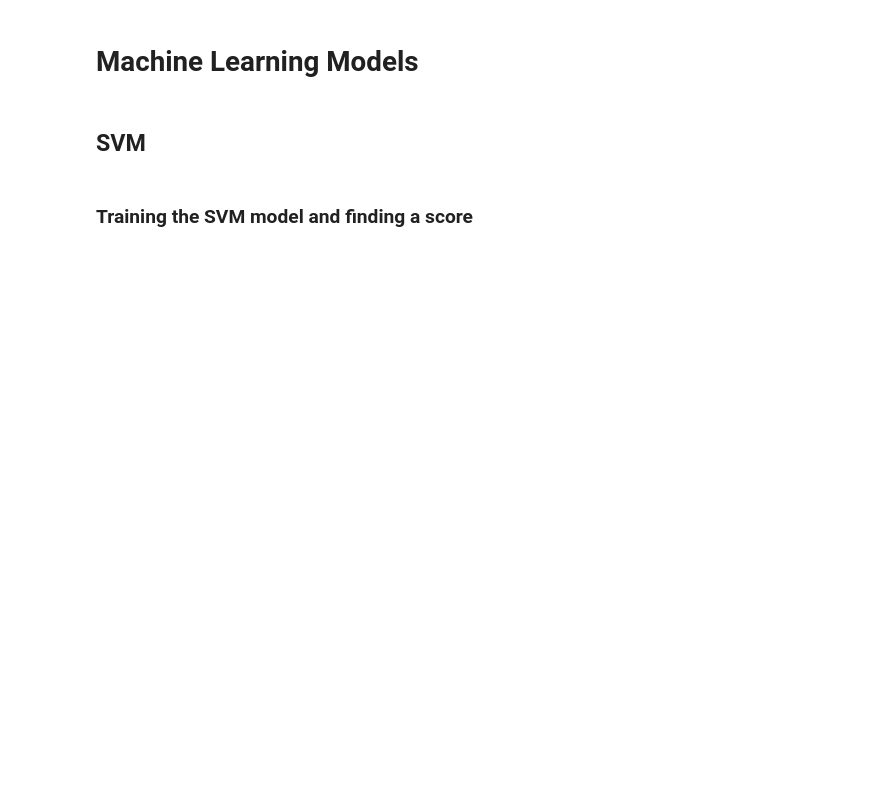
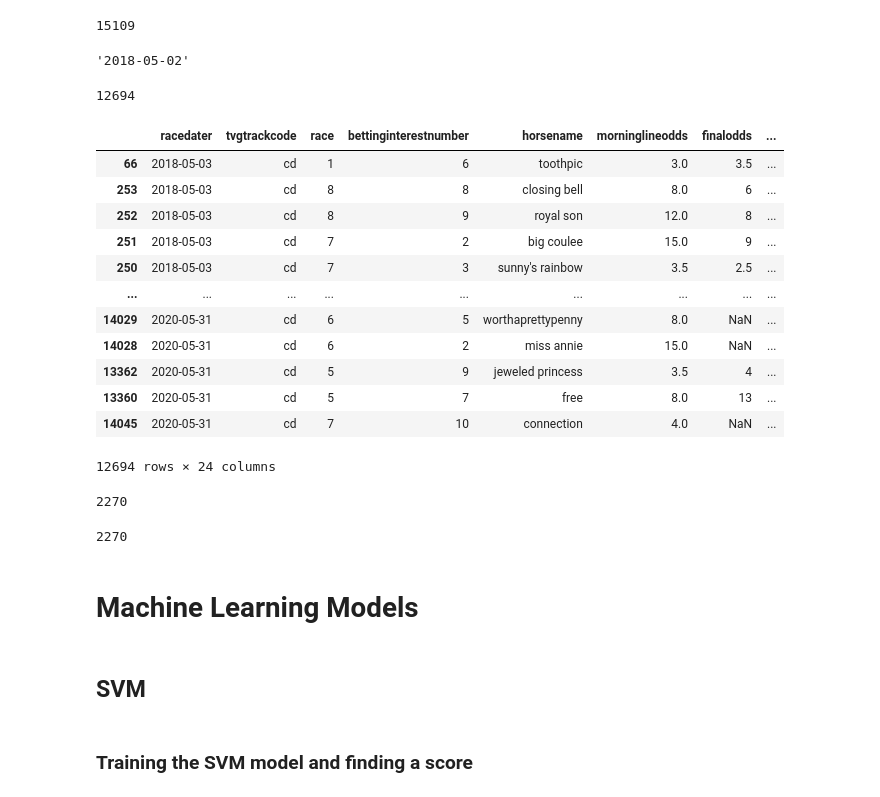
Before and after one commit to AymanSulaiman/stallion-statistics-dashboard, a Jupyter notebook: Machine_Learning_Model_redo/Machine_Learning_and_data_aggregation.ipynb, the cells around one changed output. Saved outputs shown, nothing was run; the diff lists cells and outputs as text; code cells hidden in the pictures; blank space fills up the shorter version.

```diff
--- a/Machine_Learning_Model_redo/Machine_Learning_and_data_aggregation.ipynb
+++ b/Machine_Learning_Model_redo/Machine_Learning_and_data_aggregation.ipynb
@@ -10,0 +9,2 @@ test = pd.read_csv(os.path.join('test.csv'))
+# %%
+df = pd.read_csv('total.csv')
@@ -10,0 +15,3 @@ test = pd.read_csv(os.path.join('test.csv'))
+# %%
+df = df.drop_duplicates()
+len(df)
@@ -10,0 +20,3 @@ test = pd.read_csv(os.path.join('test.csv'))
+# %%
+df['racedater'] =  pd.to_datetime(df['racedater'], format='%Y-%m-%d')
+df.dtypes
@@ -19,6 +59,48 @@ features = [
     'tvghorseaveragespeed'
 ]
 target = 'won'
+# %%
+len(df)
+# %% [output]
+15109
+# %%
+from datetime import datetime as dt
+dt(2018,5,2).strftime("%Y-%m-%d")
+# %% [output]
+'2018-05-02'
+# %%
+from datetime import datetime as dt
+start_date = dt(2018,5,2).strftime("%Y-%m-%d")
+end_date = dt(2020,5,31).strftime("%Y-%m-%d")
+train = df[(df['racedater'] > start_date) & (df['racedater'] <= end_date)]
+train = train.sort_values('racedater')
+print(len(train))
+train = train.drop_duplicates()
+train
+# %% [output]
+12694
+|  | racedater | tvgtrackcode | race | bettinginterestnumber | horsename | morninglineodds | finalodds | ... |
+| 66 | 2018-05-03 | cd | 1 | 6 | toothpic | 3.0 | 3.5 | ... |
+| 253 | 2018-05-03 | cd | 8 | 8 | closing bell | 8.0 | 6 | ... |
+| 252 | 2018-05-03 | cd | 8 | 9 | royal son | 12.0 | 8 | ... |
+| 251 | 2018-05-03 | cd | 7 | 2 | big coulee | 15.0 | 9 | ... |
+| 250 | 2018-05-03 | cd | 7 | 3 | sunny's rainbow | 3.5 | 2.5 | ... |
+| ... | ... | ... | ... | ... | ... | ... | ... | ... |
+| 14029 | 2020-05-31 | cd | 6 | 5 | worthaprettypenny | 8.0 | NaN | ... |
+| 14028 | 2020-05-31 | cd | 6 | 2 | miss annie | 15.0 | NaN | ... |
+| 13362 | 2020-05-31 | cd | 5 | 9 | jeweled princess | 3.5 | 4 | ... |
+| 13360 | 2020-05-31 | cd | 5 | 7 | free | 8.0 | 13 | ... |
+| 14045 | 2020-05-31 | cd | 7 | 10 | connection | 4.0 | NaN | ... |
+12694 rows × 24 columns
+# %%
+test = df[(df['racedater'] > end_date)]
+test = test.sort_values(['racedater','race'])
+print(len(test))
+test = test.drop_duplicates()
+len(test)
+# %% [output]
+2270
+2270
 # %%
 X_train = train[features]
 y_train = train[target].values.reshape(-1,1)
```
Also changed, not shown: parts of 51 cells of this notebook.
